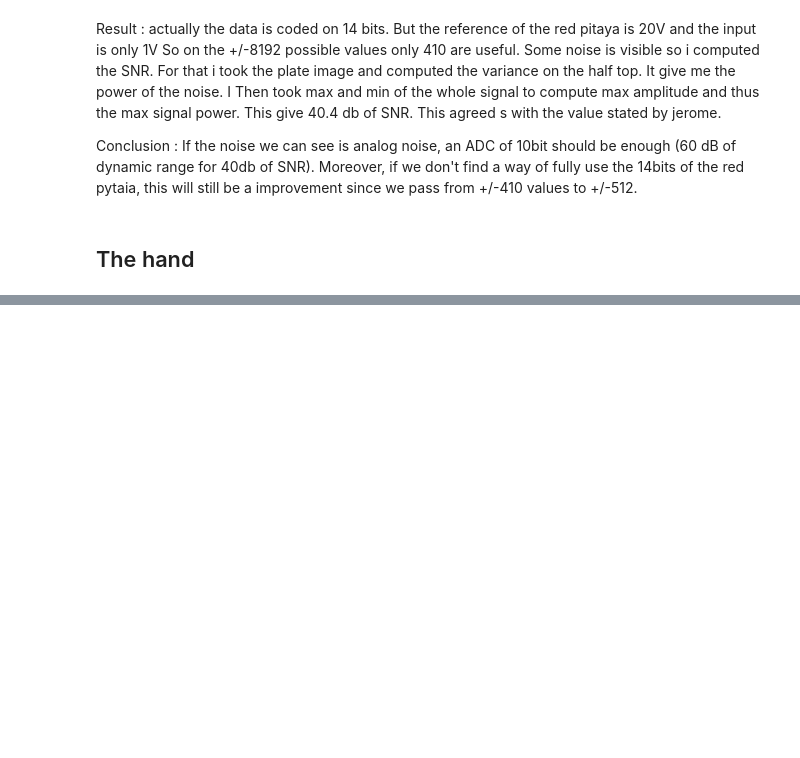
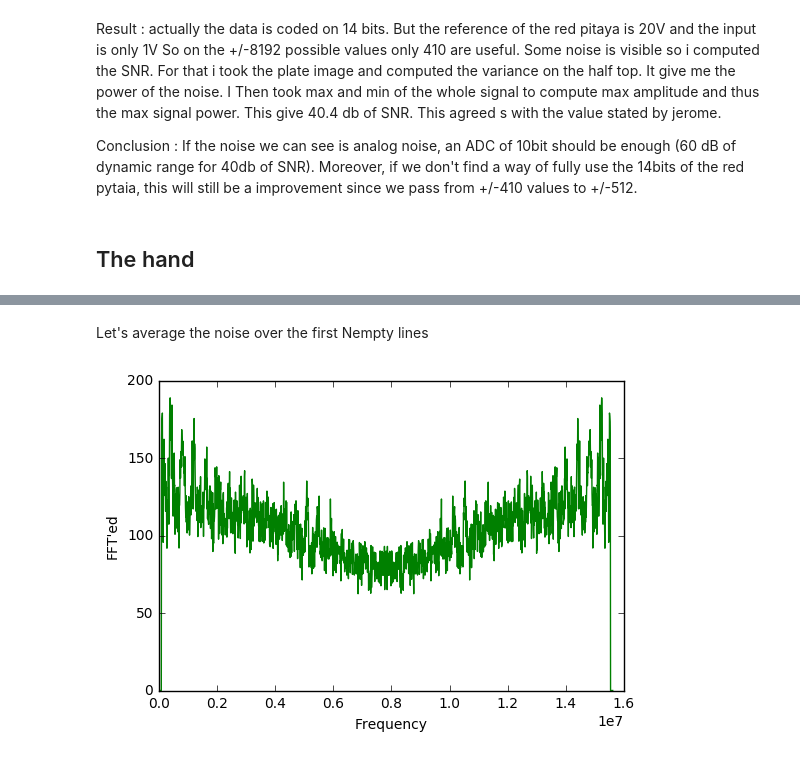
Before and after one commit to echopen/PRJ-medtec_sigproc, a Jupyter notebook: DeviceCaracterization/FirstCharacterization/first characterization.ipynb, the cells around one changed output, grey strips where cells are left out. Drawn from its saved outputs; the diff is of its cells as text; code cells hidden in the pictures; blank space fills up the shorter version.

```diff
--- a/DeviceCaracterization/FirstCharacterization/first characterization.ipynb
+++ b/DeviceCaracterization/FirstCharacterization/first characterization.ipynb
@@ -80,0 +112,18 @@ plt.show()
+# %% [markdown]
+Let's average the noise over the first Nempty lines
+# %%
+FFT = np.zeros(SizeFFT)
+for k in range(Nempty):
+    FFT = FFT + np.abs(np.fft.fft(plate[k]))
+FFT = FFT/Nempty
+
+for i in range(10):
+    FFT[i] = 0
+    FFT[-i] = 0
+
+plt.plot(XScale,np.abs(FFT),"g")
+plt.xlabel('Frequency')
+plt.ylabel("FFT'ed")
+plt.show()
+# %% [output]
+[figure, added]
```
Also changed, not shown: parts of 6 cells of this notebook, 3 other files.
